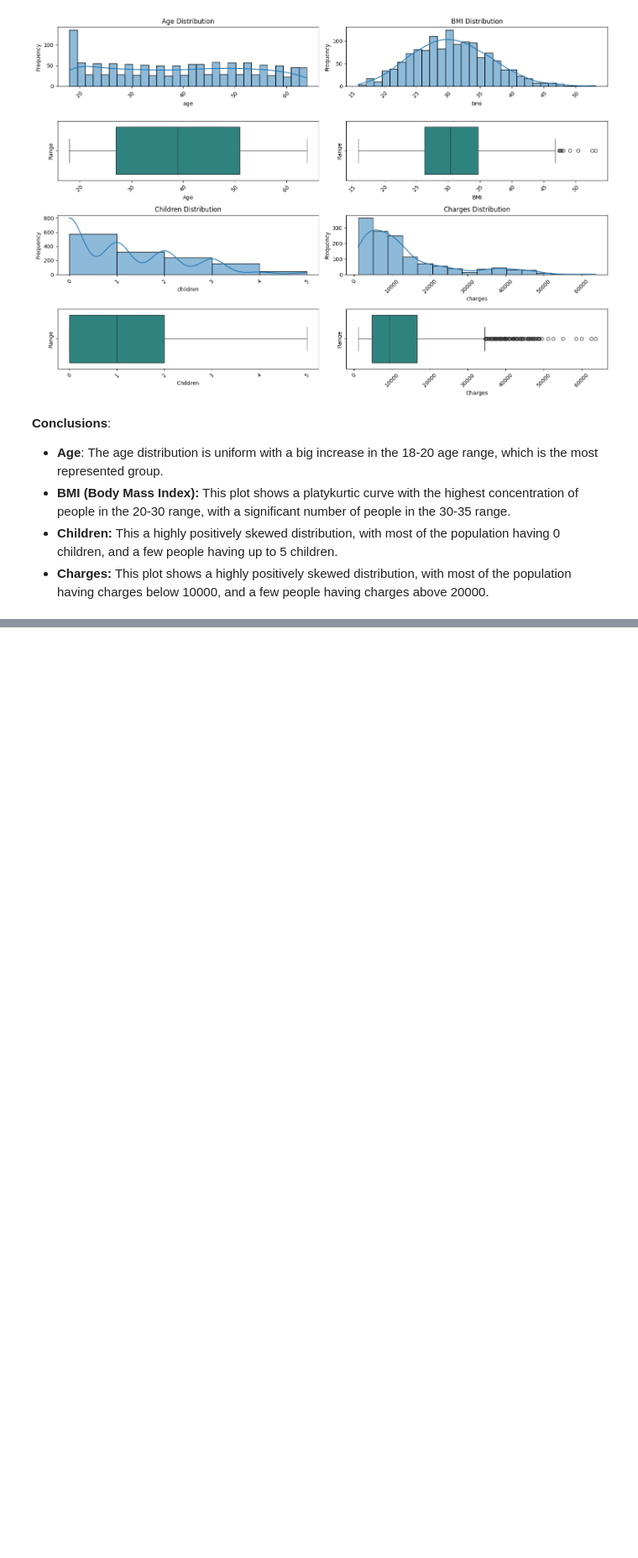
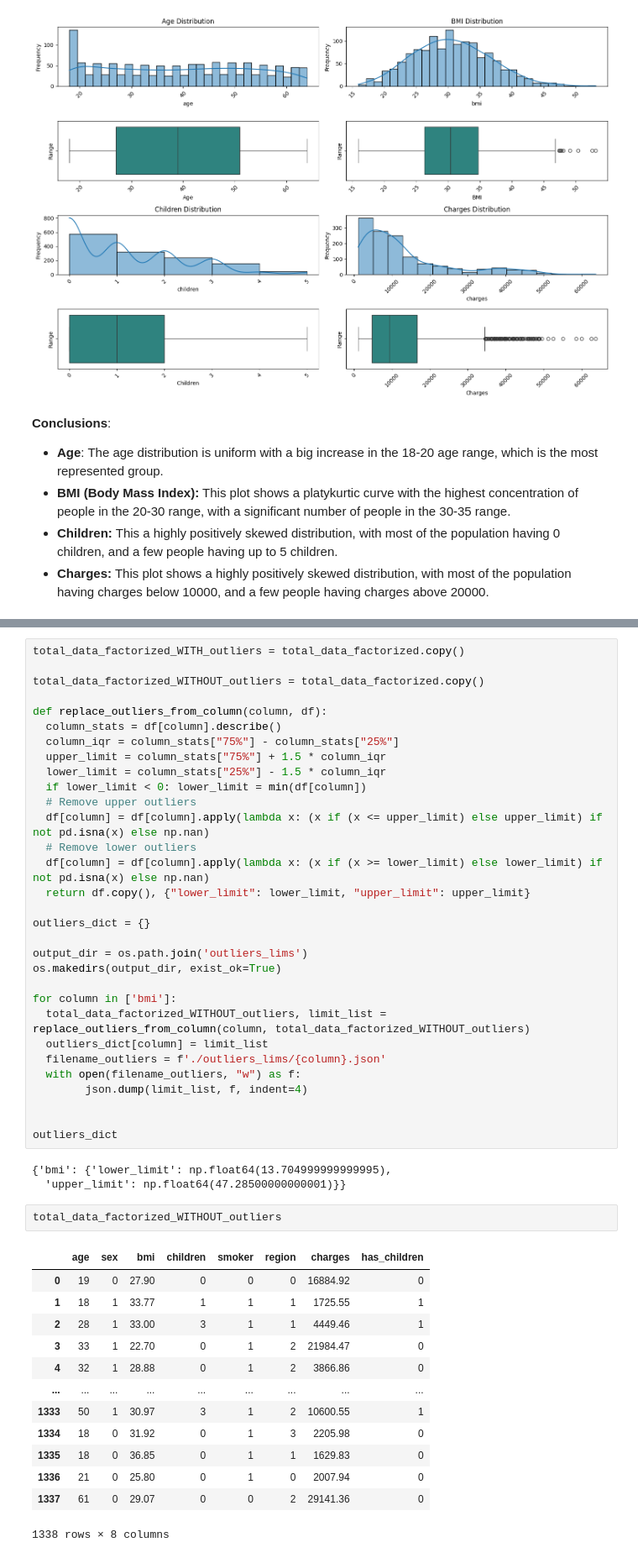
Before and after one commit to 4GeeksAcademy/danielpaez-dev-linear-regression, a Jupyter notebook: src/explore.ipynb, the cells around one changed output, grey strips where cells are left out. Shown at 84% size. Cells and saved outputs as stored; diff of their text form; blank space fills up the shorter version.

```diff
--- a/src/explore.ipynb
+++ b/src/explore.ipynb
@@ -259,0 +356,50 @@ plt.show()
+# %%
+total_data_factorized_WITH_outliers = total_data_factorized.copy()
+
+total_data_factorized_WITHOUT_outliers = total_data_factorized.copy()
+
+def replace_outliers_from_column(column, df):
+  column_stats = df[column].describe()
+  column_iqr = column_stats["75%"] - column_stats["25%"]
+  upper_limit = column_stats["75%"] + 1.5 * column_iqr
+  lower_limit = column_stats["25%"] - 1.5 * column_iqr
+  if lower_limit < 0: lower_limit = min(df[column])
+  # Remove upper outliers
+  df[column] = df[column].apply(lambda x: (x if (x <= upper_limit) else upper_limit) if not pd.isna(x) else np.nan)
+  # Remove lower outliers
+  df[column] = df[column].apply(lambda x: (x if (x >= lower_limit) else lower_limit) if not pd.isna(x) else np.nan)
+  return df.copy(), {"lower_limit": lower_limit, "upper_limit": upper_limit}
+
+outliers_dict = {}
+
+output_dir = os.path.join('outliers_lims')
+os.makedirs(output_dir, exist_ok=True)
+
+for column in ['bmi']:
+  total_data_factorized_WITHOUT_outliers, limit_list = replace_outliers_from_column(column, total_data_factorized_WITHOUT_outliers)
+  outliers_dict[column] = limit_list
+  filename_outliers = f'./outliers_lims/{column}.json'
+  with open(filename_outliers, "w") as f:
+        json.dump(limit_list, f, indent=4)
+
+
+outliers_dict
+# %% [output]
+{'bmi': {'lower_limit': np.float64(13.704999999999995),
+  'upper_limit': np.float64(47.28500000000001)}}
+# %%
+total_data_factorized_WITHOUT_outliers
+# %% [output]
+|  | age | sex | bmi | children | smoker | region | charges | has_children |
+| 0 | 19 | 0 | 27.90 | 0 | 0 | 0 | 16884.92 | 0 |
+| 1 | 18 | 1 | 33.77 | 1 | 1 | 1 | 1725.55 | 1 |
+| 2 | 28 | 1 | 33.00 | 3 | 1 | 1 | 4449.46 | 1 |
+| 3 | 33 | 1 | 22.70 | 0 | 1 | 2 | 21984.47 | 0 |
+| 4 | 32 | 1 | 28.88 | 0 | 1 | 2 | 3866.86 | 0 |
+| ... | ... | ... | ... | ... | ... | ... | ... | ... |
+| 1333 | 50 | 1 | 30.97 | 3 | 1 | 2 | 10600.55 | 1 |
+| 1334 | 18 | 0 | 31.92 | 0 | 1 | 3 | 2205.98 | 0 |
+| 1335 | 18 | 0 | 36.85 | 0 | 1 | 1 | 1629.83 | 0 |
+| 1336 | 21 | 0 | 25.80 | 0 | 1 | 0 | 2007.94 | 0 |
+| 1337 | 61 | 0 | 29.07 | 0 | 0 | 2 | 29141.36 | 0 |
+1338 rows × 8 columns
```
Also changed, not shown: parts of 28 cells of this notebook, 11 other files.
